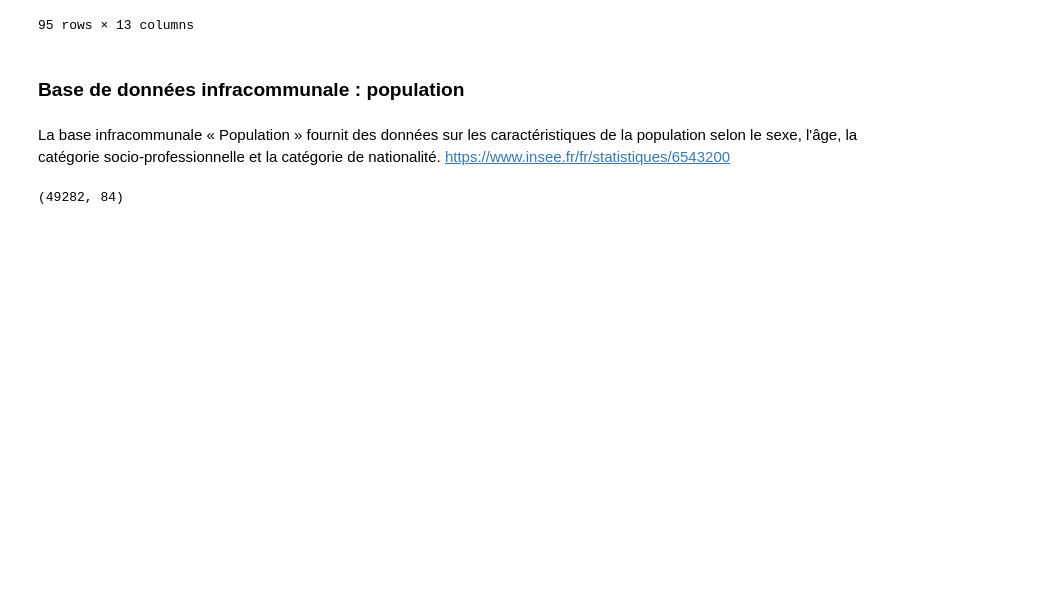
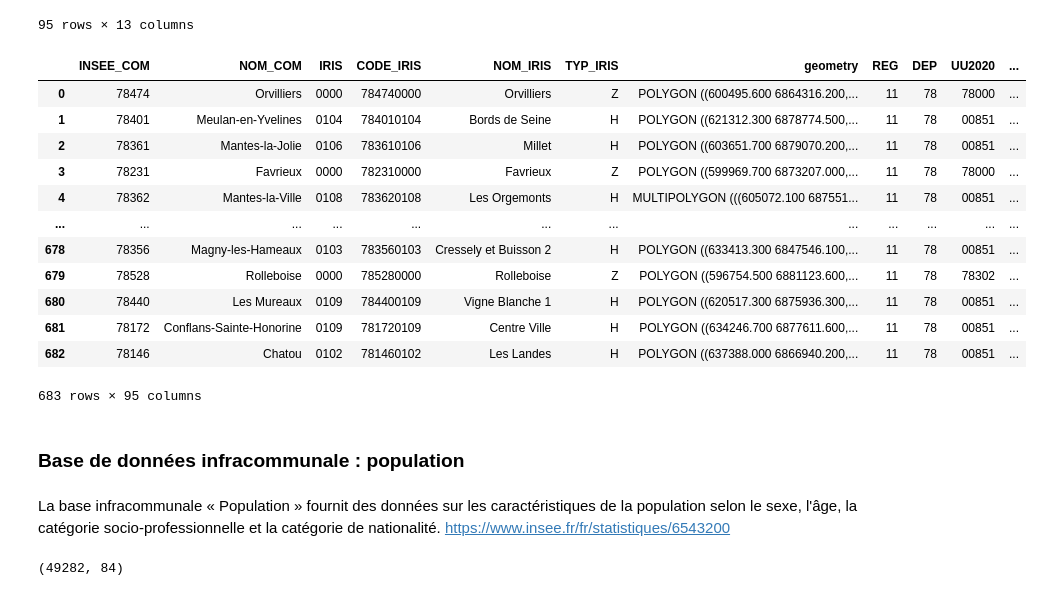
Before and after one commit to NicolasCaronPro/forecasting_models, a Jupyter notebook: cluster/located_features.ipynb, the cells around one changed output. Cells and saved outputs as stored; diff of their text form; code cells hidden in the pictures; blank space fills up the shorter version.

```diff
--- a/cluster/located_features.ipynb
+++ b/cluster/located_features.ipynb
@@ -111,6 +126,22 @@ geoiris.loc[geoiris.NOM_COM == 'Chatou'].T
 | C19_RP_HSTU1P | 898.468074 | 975.6759 | 726.489181 | 1360.374003 | 1059.493106 | 764.796627 | 944.436378 | 908.716929 | 885.876585 | 829.041547 | 753.343807 | ... |
 | C19_RP_HSTU1P_SUROCC | 41.378909 | 124.180258 | 33.943543 | 137.469439 | 45.074316 | 37.624892 | 81.920272 | 133.189552 | 39.323534 | 87.637466 | 3.958049 | ... |
 95 rows × 13 columns
+# %%
+geoiris
+# %% [output]
+|  | INSEE_COM | NOM_COM | IRIS | CODE_IRIS | NOM_IRIS | TYP_IRIS | geometry | REG | DEP | UU2020 | ... |
+| 0 | 78474 | Orvilliers | 0000 | 784740000 | Orvilliers | Z | POLYGON ((600495.600 6864316.200,... | 11 | 78 | 78000 | ... |
+| 1 | 78401 | Meulan-en-Yvelines | 0104 | 784010104 | Bords de Seine | H | POLYGON ((621312.300 6878774.500,... | 11 | 78 | 00851 | ... |
+| 2 | 78361 | Mantes-la-Jolie | 0106 | 783610106 | Millet | H | POLYGON ((603651.700 6879070.200,... | 11 | 78 | 00851 | ... |
+| 3 | 78231 | Favrieux | 0000 | 782310000 | Favrieux | Z | POLYGON ((599969.700 6873207.000,... | 11 | 78 | 78000 | ... |
+| 4 | 78362 | Mantes-la-Ville | 0108 | 783620108 | Les Orgemonts | H | MULTIPOLYGON (((605072.100 687551... | 11 | 78 | 00851 | ... |
+| ... | ... | ... | ... | ... | ... | ... | ... | ... | ... | ... | ... |
+| 678 | 78356 | Magny-les-Hameaux | 0103 | 783560103 | Cressely et Buisson 2 | H | POLYGON ((633413.300 6847546.100,... | 11 | 78 | 00851 | ... |
+| 679 | 78528 | Rolleboise | 0000 | 785280000 | Rolleboise | Z | POLYGON ((596754.500 6881123.600,... | 11 | 78 | 78302 | ... |
+| 680 | 78440 | Les Mureaux | 0109 | 784400109 | Vigne Blanche 1 | H | POLYGON ((620517.300 6875936.300,... | 11 | 78 | 00851 | ... |
+| 681 | 78172 | Conflans-Sainte-Honorine | 0109 | 781720109 | Centre Ville | H | POLYGON ((634246.700 6877611.600,... | 11 | 78 | 00851 | ... |
+| 682 | 78146 | Chatou | 0102 | 781460102 | Les Landes | H | POLYGON ((637388.000 6866940.200,... | 11 | 78 | 00851 | ... |
+683 rows × 95 columns
 # %% [markdown]
 ### Base de données infracommunale : population
 # %% [markdown]
```
Also changed, not shown: parts of 4 cells of this notebook, 4 other files.
